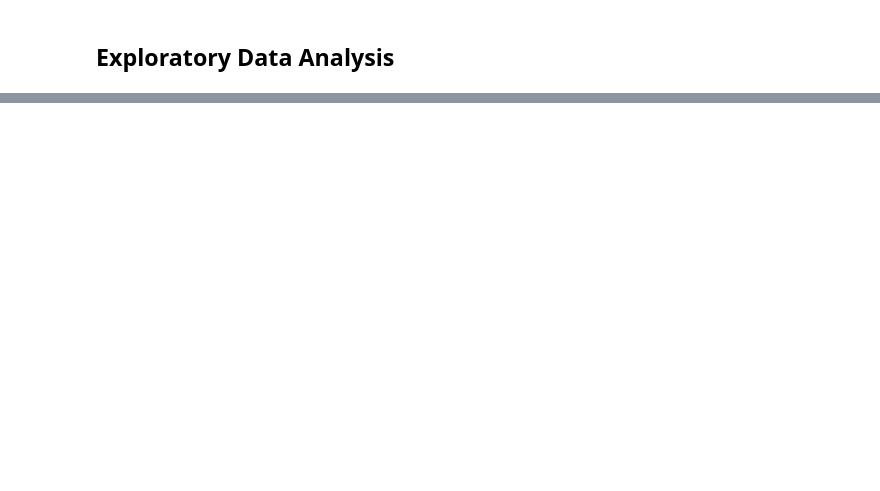
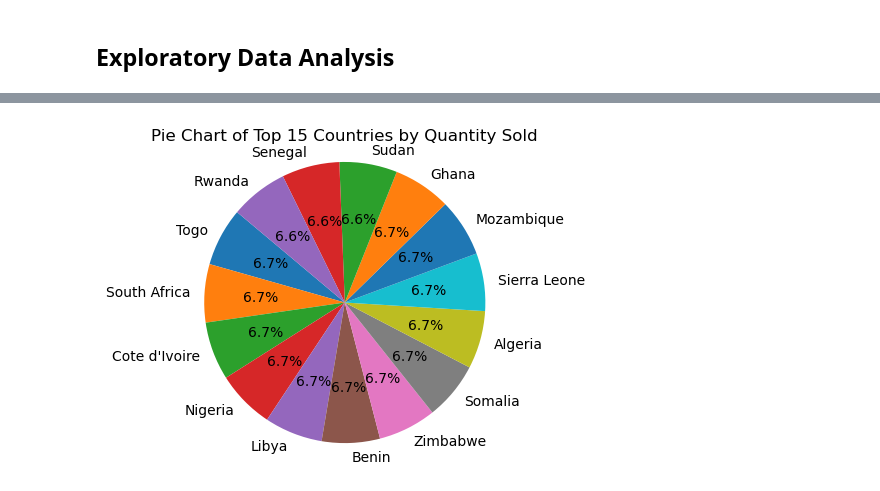
Before and after one commit to joachinhimself/Cohort-Analysis, a Jupyter notebook: Notebook/Cohort Analysis.ipynb, the cells around one changed output, grey strips where cells are left out. Drawn from its saved outputs; the diff is of its cells as text; code cells hidden in the pictures; blank space fills up the shorter version.

```diff
--- a/Notebook/Cohort Analysis.ipynb
+++ b/Notebook/Cohort Analysis.ipynb
@@ -175,0 +224,8 @@ df.head(4)
+# %%
+plt.figure(figsize=(4, 4))
+plt.pie(top_15_countries['Quantity'], labels=top_15_countries['Country'], autopct='%1.1f%%', startangle=140)
+plt.title('Pie Chart of Top 15 Countries by Quantity Sold')
+plt.axis('equal')  # Equal aspect ratio ensures that pie chart is circular.
+plt.show()
+# %% [output]
+[figure, added]
```
Also changed, not shown: parts of 13 cells of this notebook.
